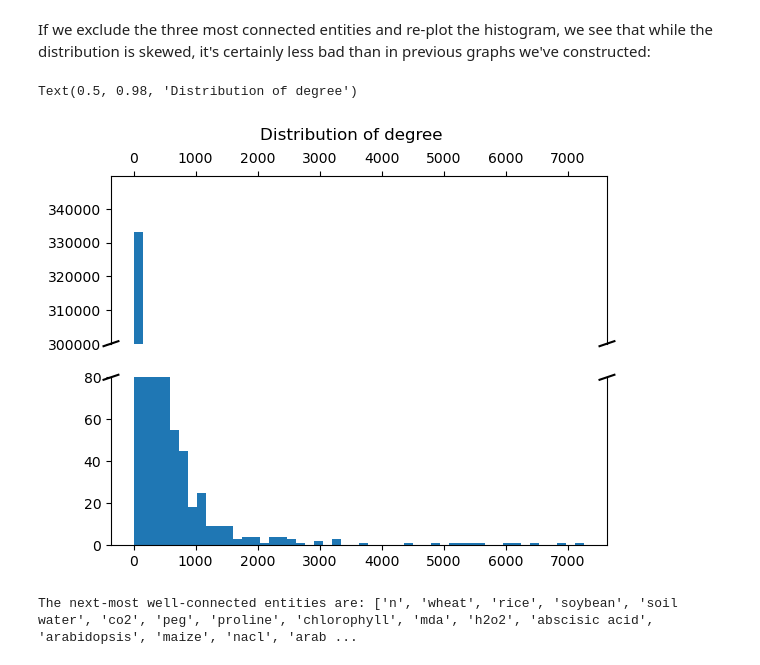
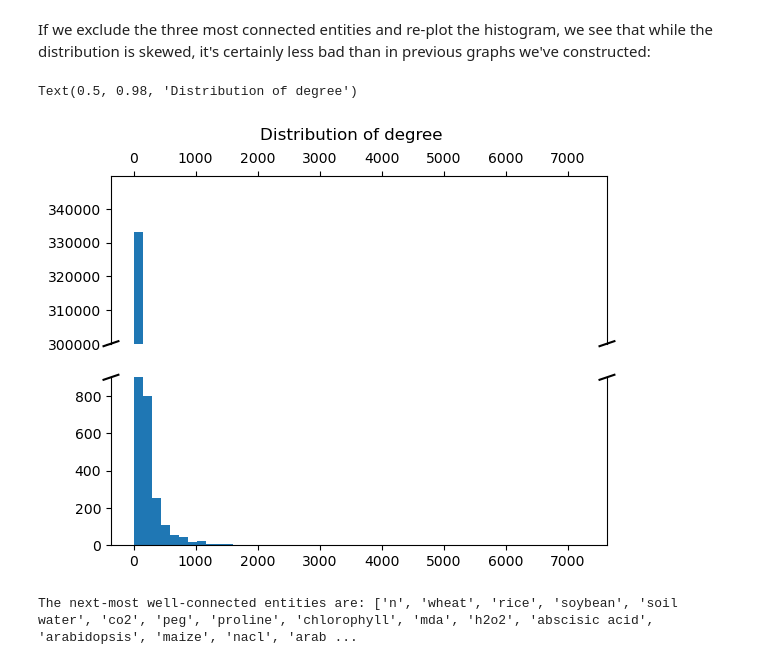
Before and after one commit to serenalotreck/literature-genes, a Jupyter notebook: notebooks/dygiepp_co_occurrence_network_exploration.ipynb, the cells around one changed output. Saved outputs shown, nothing was run; the diff lists cells and outputs as text; code cells hidden in the pictures.

```diff
--- a/notebooks/dygiepp_co_occurrence_network_exploration.ipynb
+++ b/notebooks/dygiepp_co_occurrence_network_exploration.ipynb
@@ -18,6 +19,7 @@ with jsonlines.open('../data/wos_files/drought_and_desiccation_combined_22Mar202
 # %%
 paper2drought = {p['UID']: p['is_drought'] for p in dset_papers}
 paper2desiccation = {p['UID']: p['is_desiccation'] for p in dset_papers}
+paper2year = {p['UID']: p['year'] for p in dset_papers}
 # %%
 with jsonlines.open('../data/dygiepp/model_predictions/09Apr24_dygiepp_test_formatted_data_pickle_predictions.jsonl') as reader:
     dygiepp_preds = [obj for obj in reader]
@@ -54,13 +56,15 @@ def get_single_doc_edges(doc, paper2drought, paper2desiccation):
             ent_type = ent[2]
             sent_ents.append(ent_text)
             nodes.append((ent_text, {'ent_type': ent_type, 'is_drought': is_drought,
-                                    'is_desiccation': is_desiccation, 'doc_of_origin': doc['doc_key']}))
+                                    'is_desiccation': is_desiccation, 'doc_of_origin': doc['doc_key'],
+                                    'year': paper2year[doc['doc_key']]}))
         node_pairs = combinations(sent_ents, 2)
         node_pairs = [p for p in node_pairs if p[0] != p[1]] # Exclude meaningless edges
         for np in node_pairs:
             edge = (np[0], np[1], {'doc_of_origin': doc['doc_key'],
                                   'is_drought': is_drought,
-                                  'is_desiccation': is_desiccation})
+                                  'is_desiccation': is_desiccation,
+                                  'year': paper2year[doc['doc_key']]})
             edges.append(edge)
     return nodes, edges
 # %%
@@ -69,9 +73,9 @@ def coalesce_dset_nodes(doc_node_attrs):
     Combines repeated nodes in the graph. If a node appears multiple times,
     and at least once has the is_drought and another time has the is_desiccation attribute,
     we want the node we include to have both of those attributes. Additionally, we'd like to
-    keep track of how often the nodes are mentioned, and choose the most frequent
-    entity type if there are multiples reported for a given node. We can do all of this by
-    looking at the attribute dicts for each edge and node.
+    keep track of how often the nodes are mentioned, keep track of the first year of mention,
+    and choose the most frequent entity type if there are multiples reported for a given node.
+    We can do all of this by looking at the attribute dicts for each edge and node.
 
     parameters:
         doc_node_attrs, dict: keys are node names, values are lists of attribute dicts for
@@ -83,6 +87,7 @@ def coalesce_dset_nodes(doc_node_attrs):
     all_nodes = []
     num_w_mults = 0
     for n, attr_dict_list in tqdm(doc_node_attrs.items()):
+        earliest_year = min([attrs['year'] for attrs in attr_dict_list])
         is_drought = any([attrs['is_drought'] for attrs in attr_dict_list])
         is_desiccation = any([attrs['is_desiccation'] for attrs in attr_dict_list])
         uids_of_origin = [attrs['doc_of_origin'] for attrs in attr_dict_list]
@@ -91,15 +96,15 @@ def coalesce_dset_nodes(doc_node_attrs):
         if len(set(ent_types)) > 1:
             ent_type, count = Counter(ent_types).most_common(1)[0]
             num_w_mults += 1
-#             print(f'More than one entity type found for {n}, choosing most common type: {ent_type}. Second most common: {alt_ent_type}')
         else:
             ent_type = ent_types[0]
         all_nodes.append((n, {
             'uids_of_origin': uids_of_origin,
-            'num_doc_mentions': num_doc_mentions,
+            'num_doc_mentions_all_time': num_doc_mentions,
             'is_drought': is_drought,
             'is_desiccation': is_desiccation,
-            'ent_type': ent_type
+            'ent_type': ent_type,
+            'first_year_mentioned': earliest_year
         }))
 
     print(f'{num_w_mults} of {len(all_nodes)} nodes had multiple entity type choices, the '
@@ -113,8 +118,8 @@ def coalesce_dset_edges(doc_edge_attrs):
     Combines repeated edges in the graph. If a edge appears multiple times,
     and at least once has the is_drought and another time has the is_desiccation attribute,
     we want the edge we include to have both of those attributes. Additionally, we'd like to
-    keep track of how often the edges are mentioned. We can do all of this by
-    looking at the attribute dicts for each edge and node.
+    keep track of how often the edges are mentioned, and keep track of the first year of mention.
+    We can do all of this by looking at the attribute dicts for each edge and node.
 
     parameters:
         doc_edge_attrs, dict: keys are edge names, values are lists of attribute dicts for
@@ -125,6 +130,7 @@ def coalesce_dset_edges(doc_edge_attrs):
     """
     all_edges = []
     for epair, attr_dict_list in tqdm(doc_edge_attrs.items()):
+        earliest_year = min([attrs['year'] for attrs in attr_dict_list])
         is_drought = any([attrs['is_drought'] for attrs in attr_dict_list])
         is_desiccation = any([attrs['is_desiccation'] for attrs in attr_dict_list])
         uids_of_origin = [attrs['doc_of_origin'] for attrs in attr_dict_list]
@@ -132,9 +138,10 @@ def coalesce_dset_edges(doc_edge_attrs):
 
         all_edges.append((epair[0], epair[1], {
             'uids_of_origin': uids_of_origin,
-            'num_doc_mentions': num_doc_mentions,
+            'num_doc_mentions_all_time': num_doc_mentions,
             'is_drought': is_drought,
-            'is_desiccation': is_desiccation
+            'is_desiccation': is_desiccation,
+            'first_year_mentioned': earliest_year
         }))
 
     return all_edges
@@ -304,35 +311,35 @@ _ = ax1.hist(degs, bins=50)
 _ = ax2.hist(degs, bins=50)
 
 # Get max y-value
 maxy = ax1.get_ylim()[1]
 basemax = plt.yticks()[0][-2]
 
 # Set the y limits
 ax1.set_ylim(basemax, maxy)
-ax2.set_ylim(0, 80) # Got by trial end error
+ax2.set_ylim(0, 900) # Got by trial end error
 
 # Finish formatting
 ax1.spines['bottom'].set_visible(False)
 ax2.spines['top'].set_visible(False)
 ax1.xaxis.tick_top()
 ax1.tick_params(labeltop='off')  # don't put tick labels at the top
 ax2.xaxis.tick_bottom()
 
 # Add the cut diagonals
 d = .015  # how big to make the diagonal lines in axes coordinates
 # arguments to pass to plot, just so we don't keep repeating them
 kwargs = dict(transform=ax1.transAxes, color='k', clip_on=False)
 ax1.plot((-d, +d), (-d, +d), **kwargs)        # top-left diagonal
 ax1.plot((1 - d, 1 + d), (-d, +d), **kwargs)  # top-right diagonal
 
 kwargs.update(transform=ax2.transAxes)  # switch to the bottom axes
 ax2.plot((-d, +d), (1 - d, 1 + d), **kwargs)  # bottom-left diagonal
 ax2.plot((1 - d, 1 + d), (1 - d, 1 + d), **kwargs)  # bottom-right diagonal
 
 fig.suptitle('Distribution of degree')
 # %% [output]
 Text(0.5, 0.98, 'Distribution of degree')
-[figure, old version]
+[figure, new version]
 # %%
 next_most_connected = [deg[0] for deg in graph.degree if 3000 < deg[1] < 10000]
 print(f'The next-most well-connected entities are: {next_most_connected}')
```
Also changed, not shown: parts of 24 cells of this notebook.
